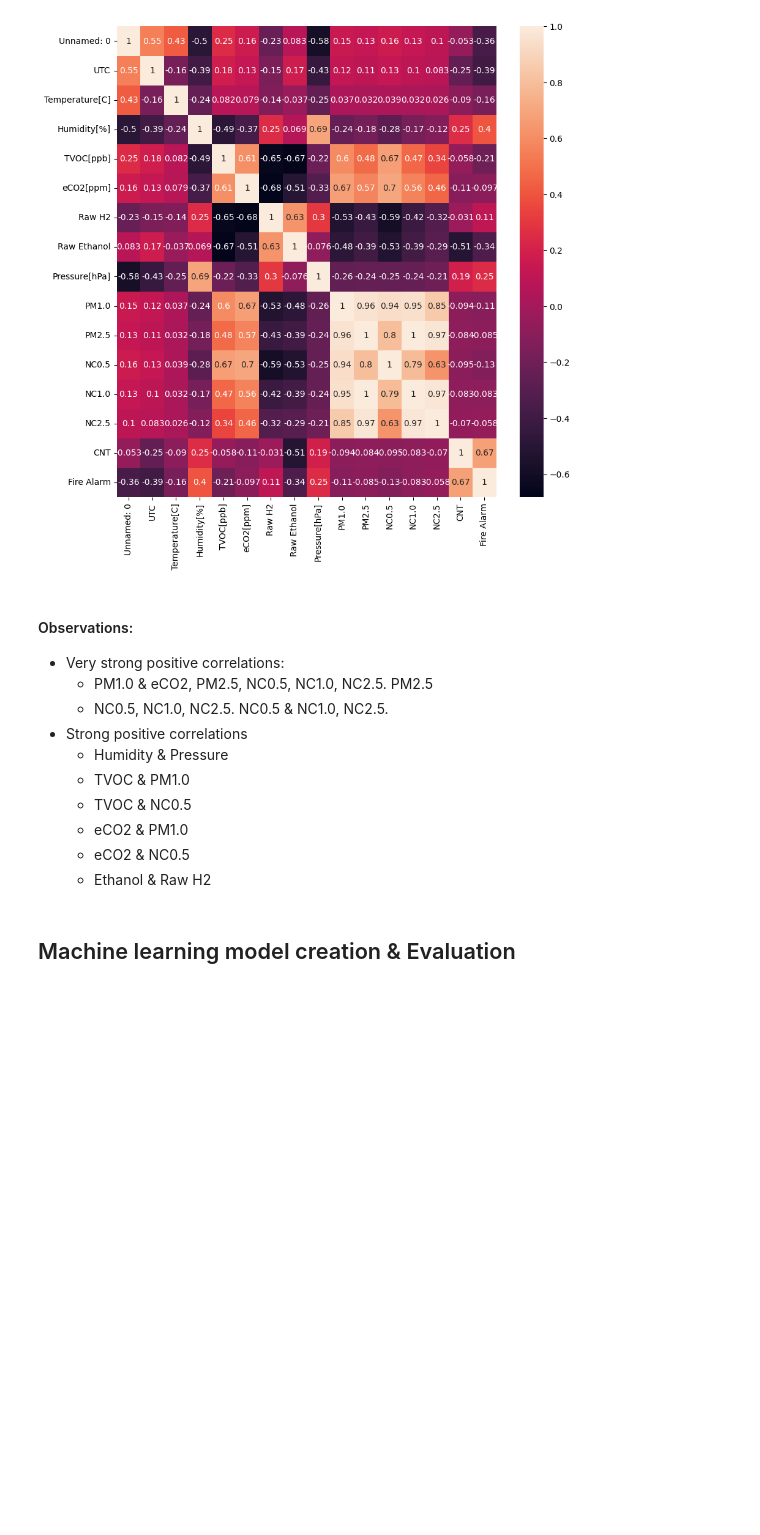
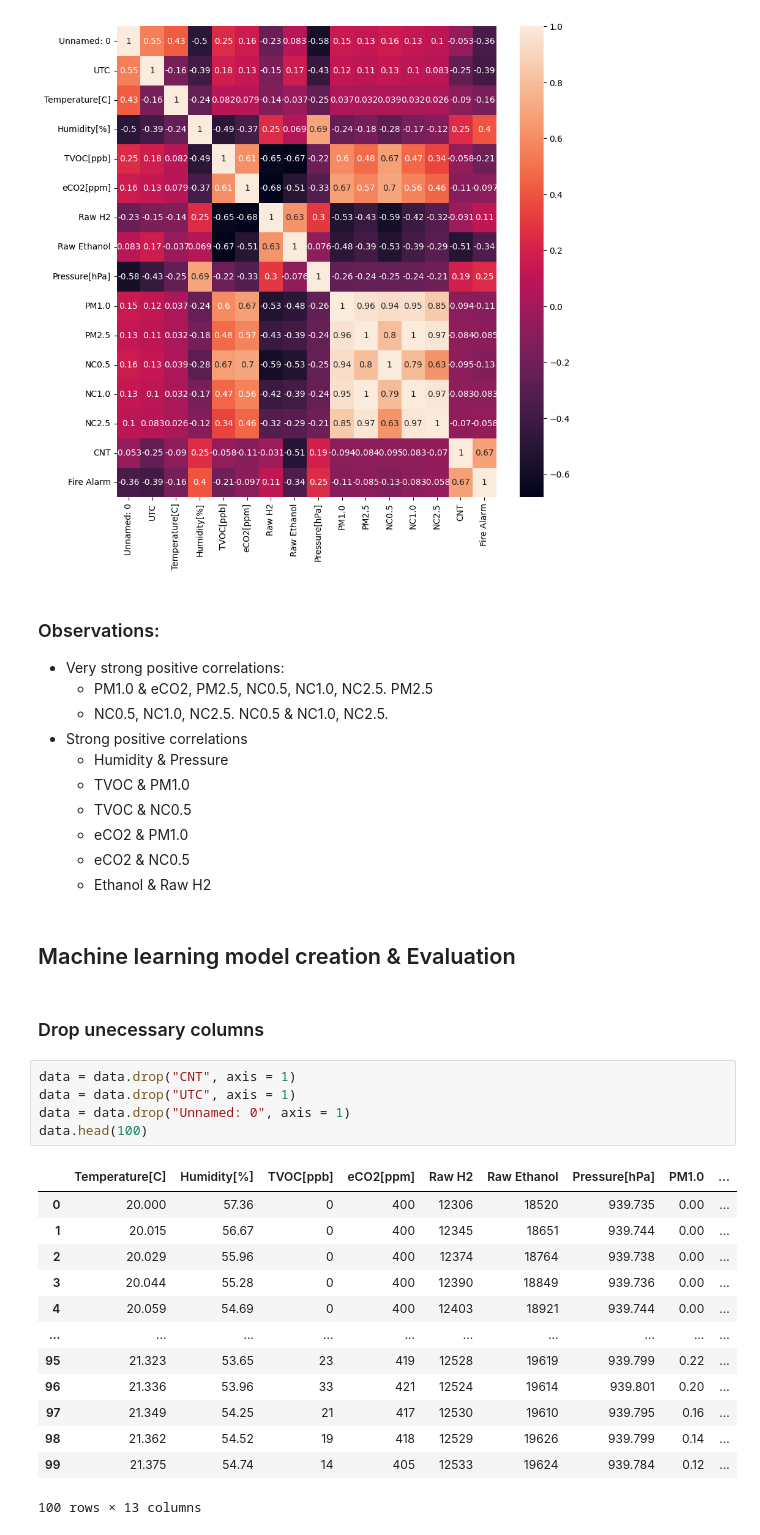
Before and after one commit to Hannogert/IDS2022_D12, a Jupyter notebook: IDS2022_D12_Smoke_Detection.ipynb, the cells around one changed output. Cells and saved outputs as stored; diff of their text form; blank space fills up the shorter version.

```diff
--- a/IDS2022_D12_Smoke_Detection.ipynb
+++ b/IDS2022_D12_Smoke_Detection.ipynb
@@ -166,7 +181,7 @@ sns.heatmap(corr, annot = True)
 <AxesSubplot: >
 [figure]
 # %% [markdown]
-#### Observations:
+### Observations:
 * Very strong positive correlations:
     * PM1.0 & eCO2, PM2.5, NC0.5, NC1.0, NC2.5. PM2.5
     * NC0.5, NC1.0, NC2.5. NC0.5 & NC1.0, NC2.5.
@@ -179,3 +194,24 @@ sns.heatmap(corr, annot = True)
     * Ethanol & Raw H2
 # %% [markdown]
 ## Machine learning model creation & Evaluation
+# %% [markdown]
+### Drop unecessary columns
+# %%
+data = data.drop("CNT", axis = 1)
+data = data.drop("UTC", axis = 1)
+data = data.drop("Unnamed: 0", axis = 1)
+data.head(100)
+# %% [output]
+|  | Temperature[C] | Humidity[%] | TVOC[ppb] | eCO2[ppm] | Raw H2 | Raw Ethanol | Pressure[hPa] | PM1.0 | ... |
+| 0 | 20.000 | 57.36 | 0 | 400 | 12306 | 18520 | 939.735 | 0.00 | ... |
+| 1 | 20.015 | 56.67 | 0 | 400 | 12345 | 18651 | 939.744 | 0.00 | ... |
+| 2 | 20.029 | 55.96 | 0 | 400 | 12374 | 18764 | 939.738 | 0.00 | ... |
+| 3 | 20.044 | 55.28 | 0 | 400 | 12390 | 18849 | 939.736 | 0.00 | ... |
+| 4 | 20.059 | 54.69 | 0 | 400 | 12403 | 18921 | 939.744 | 0.00 | ... |
+| ... | ... | ... | ... | ... | ... | ... | ... | ... | ... |
+| 95 | 21.323 | 53.65 | 23 | 419 | 12528 | 19619 | 939.799 | 0.22 | ... |
+| 96 | 21.336 | 53.96 | 33 | 421 | 12524 | 19614 | 939.801 | 0.20 | ... |
+| 97 | 21.349 | 54.25 | 21 | 417 | 12530 | 19610 | 939.795 | 0.16 | ... |
+| 98 | 21.362 | 54.52 | 19 | 418 | 12529 | 19626 | 939.799 | 0.14 | ... |
+| 99 | 21.375 | 54.74 | 14 | 405 | 12533 | 19624 | 939.784 | 0.12 | ... |
+100 rows × 13 columns
```
Also changed, not shown: parts of 15 cells of this notebook.
